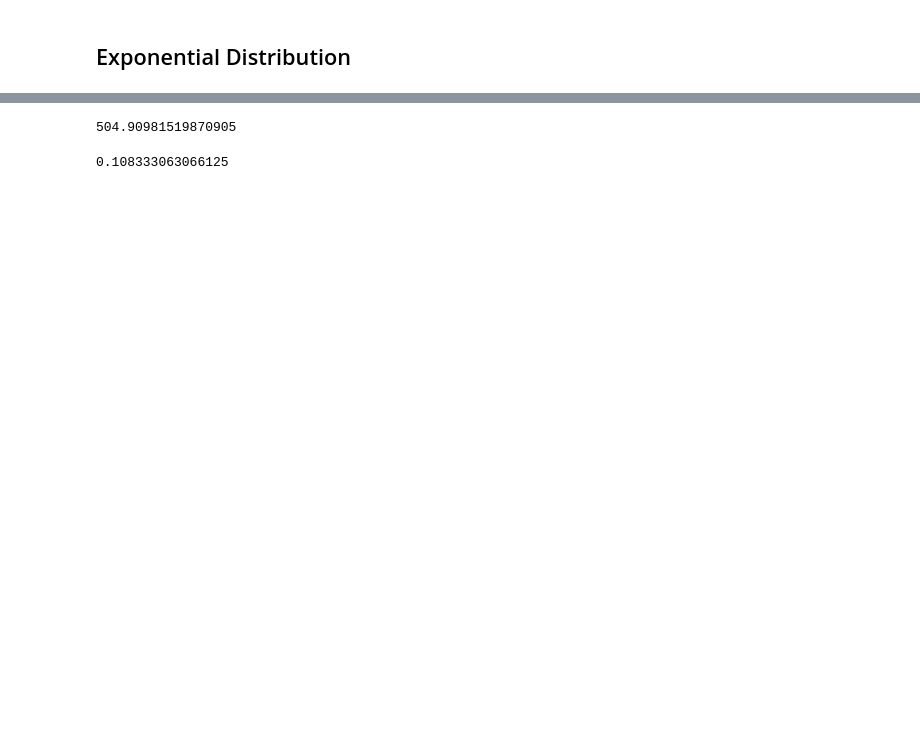
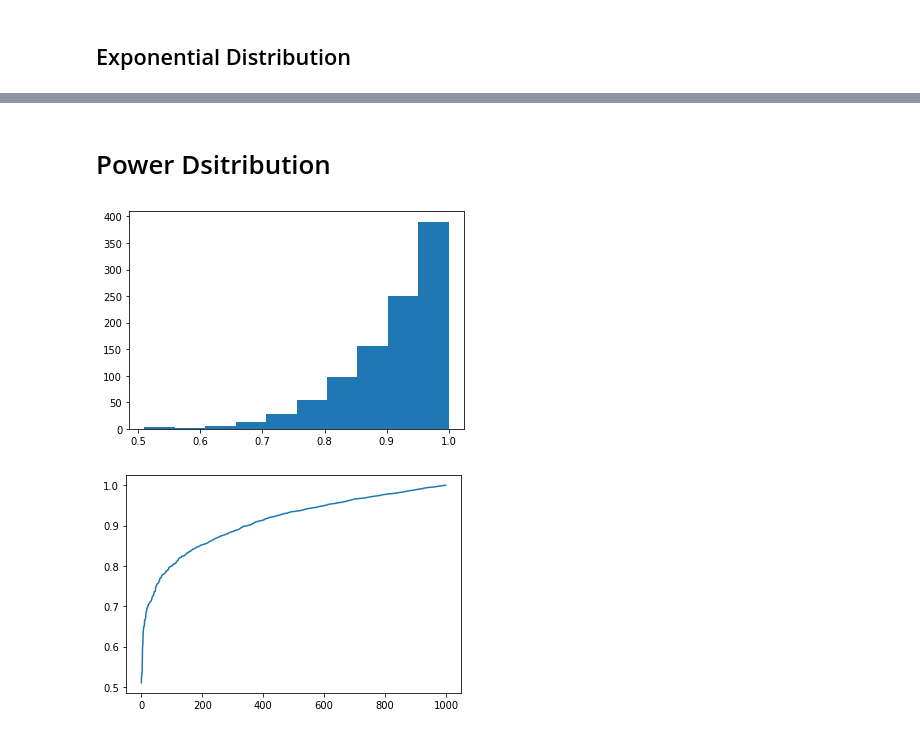
Before and after one commit to itskeithstudent/Programming-for-Data-Analysis-52465-Assignment, a Jupyter notebook: numpy_random.ipynb, the cells around one changed output, grey strips where cells are left out. Drawn from its saved outputs; the diff is of its cells as text; code cells hidden in the pictures; blank space fills up the shorter version.

```diff
--- a/numpy_random.ipynb
+++ b/numpy_random.ipynb
@@ -198,8 +193,12 @@ plt.hist(exp_dist_array)
-# %%
-max(exp_)
-# %% [output]
-504.90981519870905
-# %%
-min(exp_)
-# %% [output]
-0.108333063066125
+# %% [markdown]
+# Power Dsitribution
+# %%
+power_dist_array = rng.power(10,1000)
+power_dist_array.sort()
+plt.hist(power_)
+plt.show()
+plt.plot(power_)
+plt.show();
+# %% [output]
+[figure, added]
+[figure, added]
```
Also changed, not shown: parts of 16 cells of this notebook.
